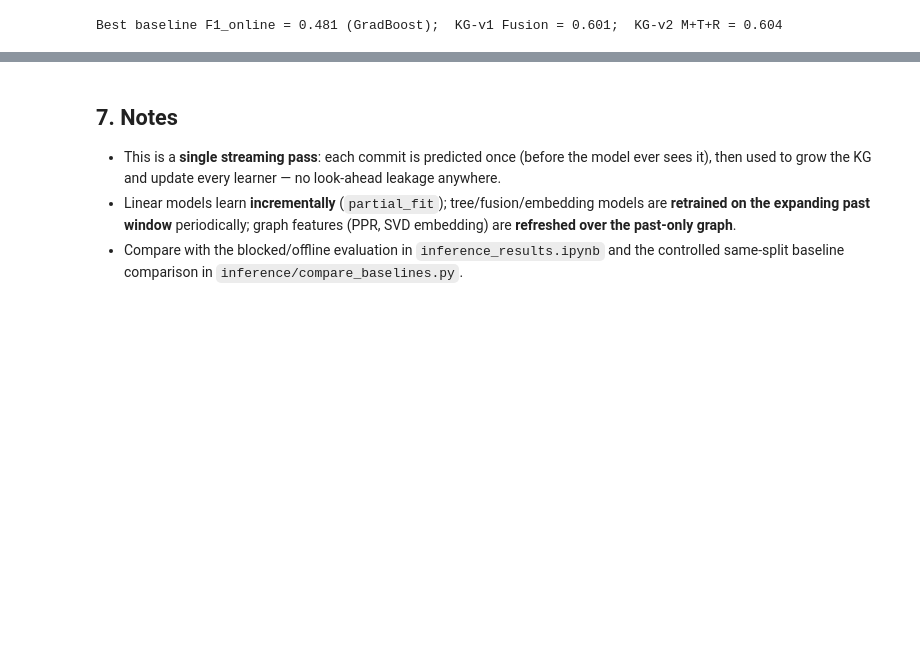
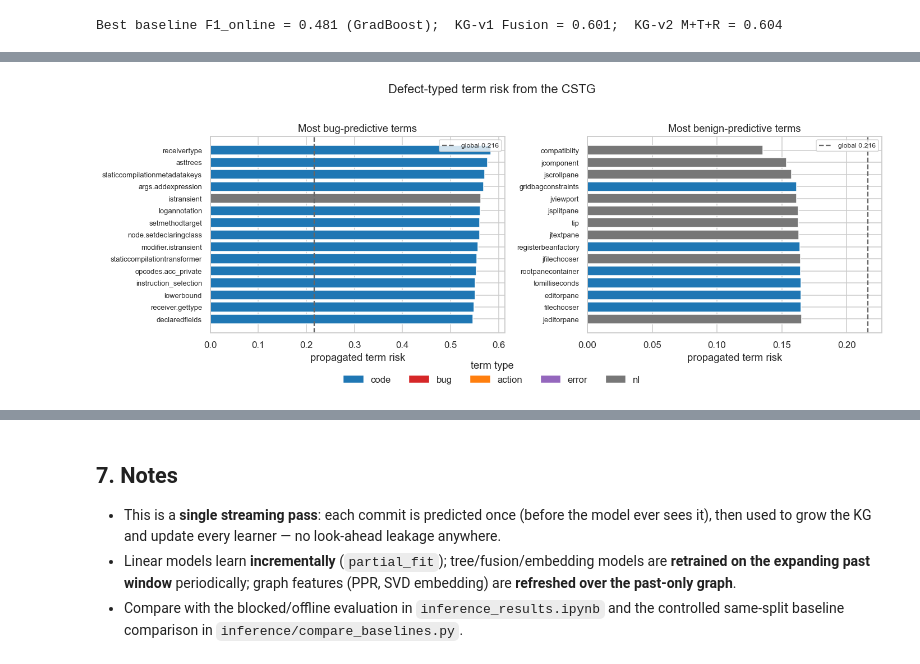
Before and after one commit to Knowledge4Software/KG-Commit, a Jupyter notebook: experiments/notebooks/online_jit_evaluation.ipynb, the cells around one changed output, grey strips where cells are left out. Saved outputs shown, nothing was run; the diff lists cells and outputs as text; code cells hidden in the pictures; blank space fills up the shorter version.

```diff
--- a/experiments/notebooks/online_jit_evaluation.ipynb
+++ b/experiments/notebooks/online_jit_evaluation.ipynb
@@ -303,0 +368,18 @@ Best baseline F1_online = 0.481 (GradBoost);  KG-v1 Fusion = 0.601;  KG-v2 M+T+R
+# %%
+# most bug- / benign-predictive defect-typed terms (NPMI-propagated, train-only)
+from matplotlib.patches import Patch
+g0 = cs.global_rate
+items = [(t, cs.term_risk[t], cs.ttype[t]) for t in cs.vocab]
+risky = sorted(items, key=lambda x:-x[1])[:15]; safe = sorted(items, key=lambda x:x[1])[:15]
+TC = {'code':'#1F77B4','bug':'#D62728','action':'#FF7F0E','error':'#9467BD','nl':'#777777'}
+fig, ax = plt.subplots(1, 2, figsize=(13, 5))
+for a, data, title in [(ax[0], risky, 'Most bug-predictive terms'), (ax[1], safe, 'Most benign-predictive terms')]:
+    a.barh(range(len(data)), [d[1] for d in data], color=[TC[d[2]] for d in data], edgecolor='white')
+    a.axvline(g0, ls='--', c='.4', label=f'global {g0:.3f}')
+    a.set_yticks(range(len(data))); a.set_yticklabels([d[0] for d in data], fontsize=8.5)
+    a.invert_yaxis(); a.set_title(title); a.set_xlabel('propagated term risk'); a.legend(fontsize=8)
+fig.legend(handles=[Patch(color=c,label=k) for k,c in TC.items()], loc='lower center',
+           ncol=5, frameon=False, bbox_to_anchor=(0.5,-0.02), title='term type')
+plt.suptitle('Defect-typed term risk from the CSTG'); plt.tight_layout(rect=[0,0.04,1,0.96]); plt.show()
+# %% [output]
+[figure, added]
```
Also changed, not shown: parts of 15 cells of this notebook, 30 other files.
